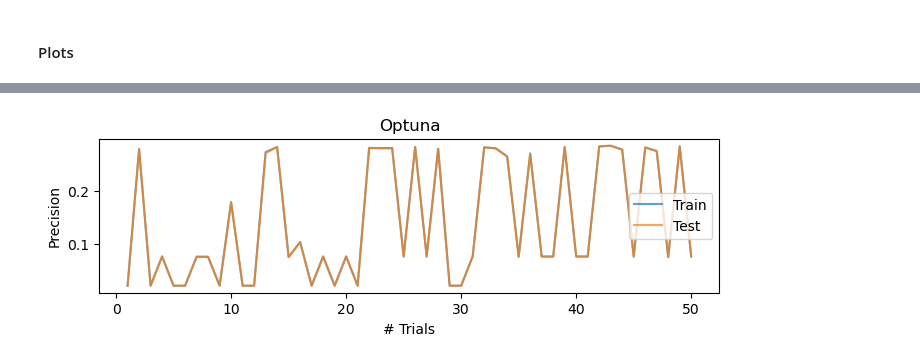
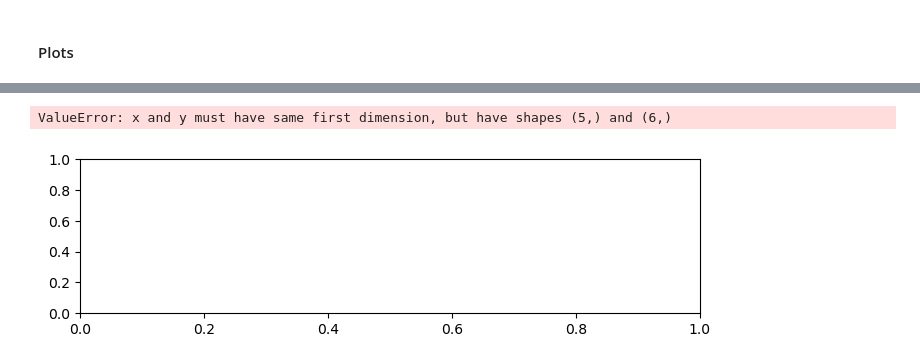
Before and after one commit to PeeteKeesel/bayes-opt-battle, a Jupyter notebook: notebooks/huggingface__spotify_tracks/bayesianoptimization.ipynb, the cells around one changed output, grey strips where cells are left out. Saved outputs shown, nothing was run; the diff lists cells and outputs as text; code cells hidden in the pictures.

```diff
--- a/notebooks/huggingface__spotify_tracks/bayesianoptimization.ipynb
+++ b/notebooks/huggingface__spotify_tracks/bayesianoptimization.ipynb
@@ -178,3 +178,5 @@ N_TRIALS = 50
+# %%
+N_ITER = 5
 # %%
 accuracies_train, precisions_train, recalls_train, f1s_train = [], [], [], []
 accuracies_val, precisions_val, recalls_val, f1s_val = [], [], [], []
@@ -330,14 +330,15 @@ plt.show()
 # %%
 plt.figure(figsize=(8, 2))
 
-plt.plot(np.arange(1, N_TRIALS+1, 1), precisions_train, label='Train', alpha=0.7, color='C0');
-plt.plot(np.arange(1, N_TRIALS+1, 1), precisions_test, label='Test', alpha=0.7, color='C1');
+plt.plot(np.arange(1, N_ITER+1, 1), precisions_train, label='Train', alpha=0.7, color='C0');
+plt.plot(np.arange(1, N_ITER+1, 1), precisions_test, label='Test', alpha=0.7, color='C1');
 
 plt.xlabel("# Trials");
 plt.ylabel("Precision");
 plt.legend();
 
 plt.title("Optuna");
 plt.show();
 # %% [output]
+ValueError: x and y must have same first dimension, but have shapes (5,) and (6,)
-[figure, old version]
+[figure, new version]
```
Also changed, not shown: parts of 7 cells of this notebook, 3 other files.
